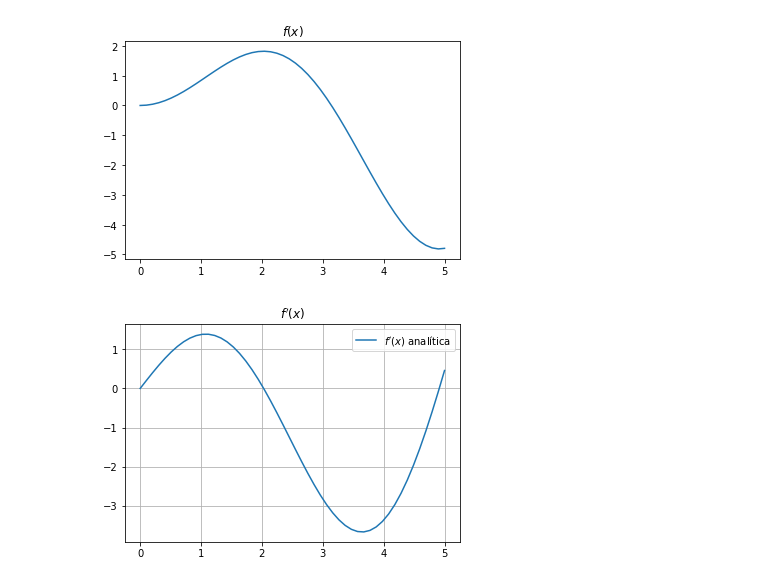
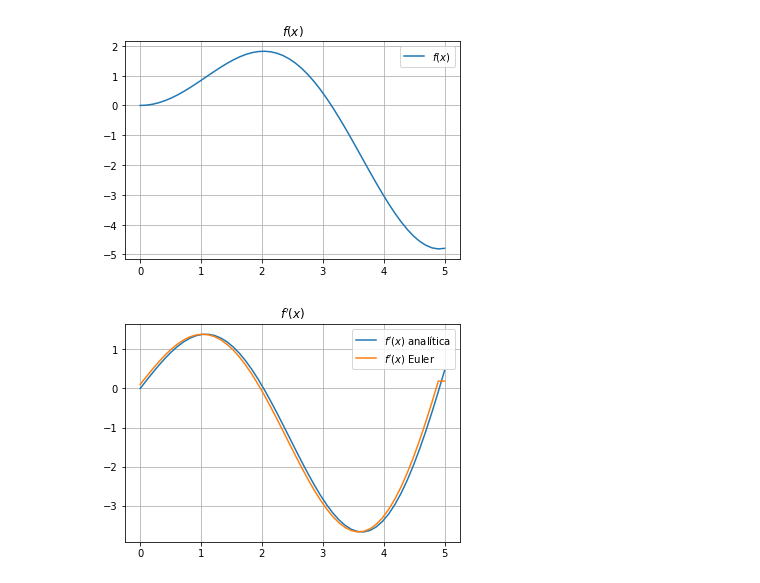
Before and after one commit to richmf/NotitasFisComp25-2, a Jupyter notebook: Clase 5 derivadas.ipynb, the cells around one changed output. Saved outputs shown, nothing was run; the diff lists cells and outputs as text; code cells hidden in the pictures.

```diff
--- a/Clase 5 derivadas.ipynb
+++ b/Clase 5 derivadas.ipynb
@@ -15,16 +21,19 @@ def deriv_Euler(f,x):
 # %%
 x = np.linspace(0,5)
 y = x*np.sin(x)
 plt.title(r"$f(x)$")
-plt.plot(x,y)
+plt.plot(x,y,label=r"$f(x)$")
+plt.grid(),plt.legend(),
 plt.show()
 # %% [output]
-[figure, old version]
+[figure, new version]
 # %%
-y = np.sin(x) + x*np.cos(x)
+dy = np.sin(x) + x*np.cos(x)
+dy_euler = deriv_Euler(y,x)
 plt.title(r"$f'(x)$")
-plt.plot(x,y,label="$f'(x)$ analítica")
+plt.plot(x,dy,label=r"$f'(x)$ analítica")
+plt.plot(x,dy_euler,label=r"$f'(x)$ Euler")
 plt.grid(),plt.legend(),
 plt.show()
 # %% [output]
-[figure, old version]
+[figure, new version]
```
Also changed, not shown: parts of 4 cells of this notebook.
